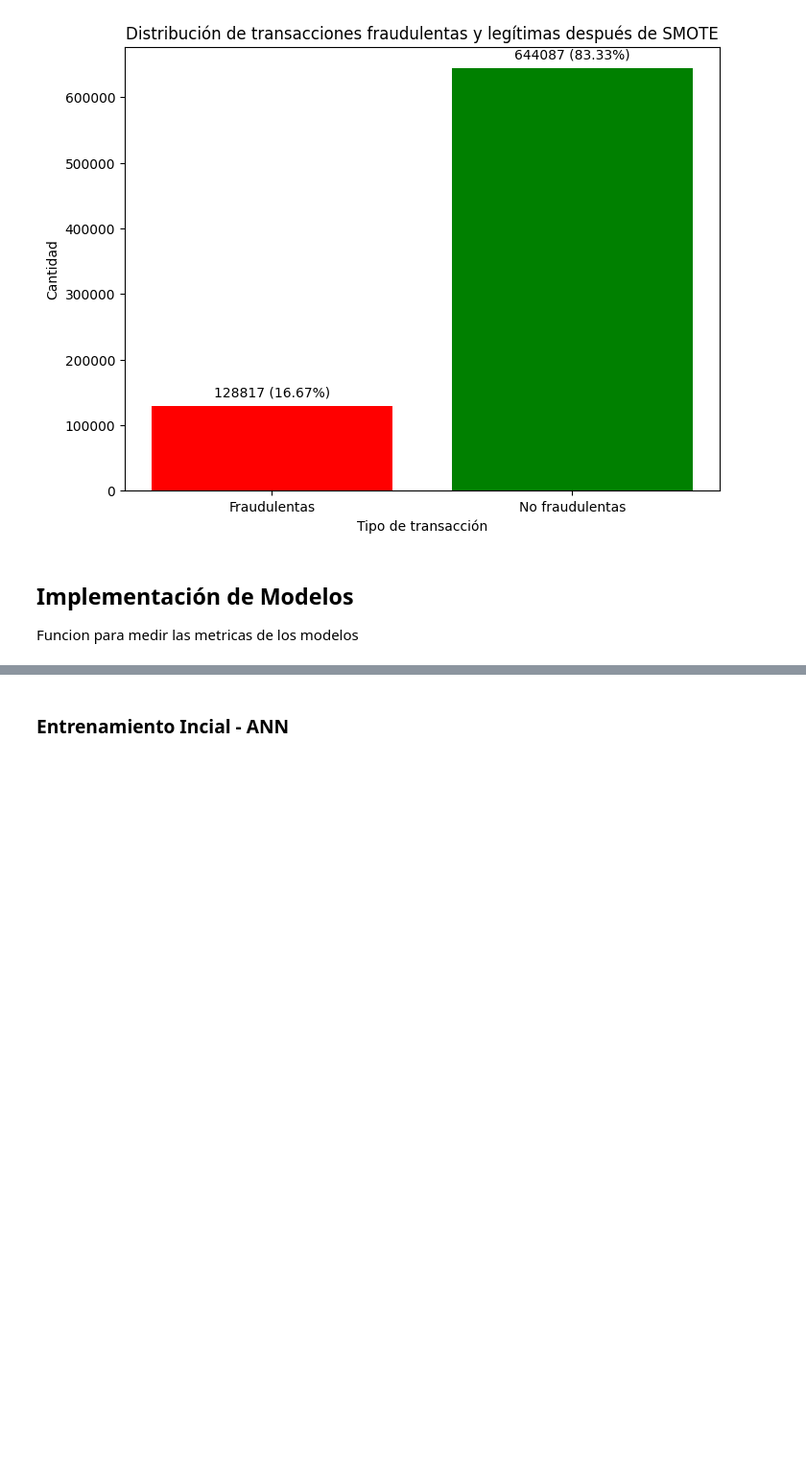
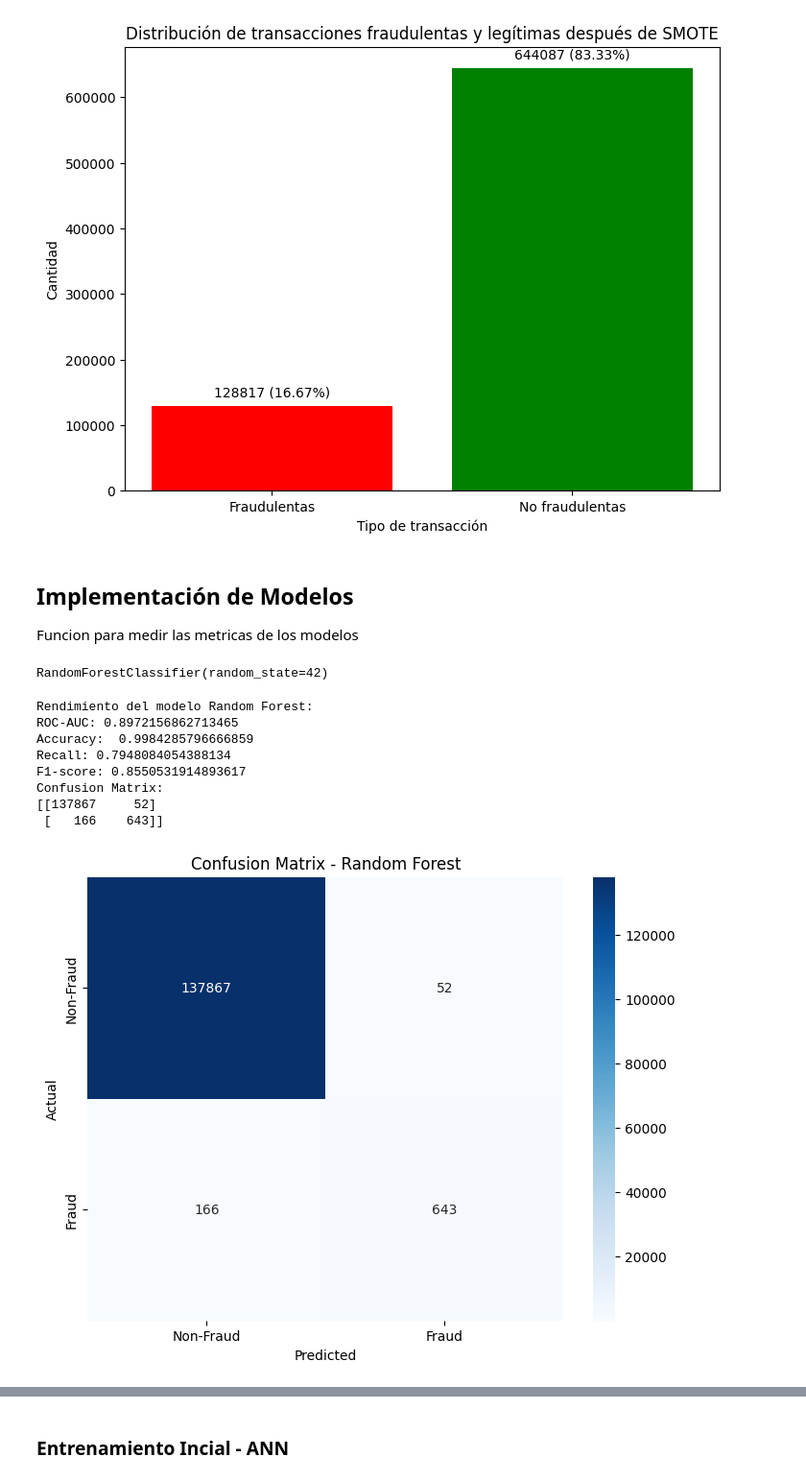
Before and after one commit to javim7/Proyecto2-SDS, a Jupyter notebook: proyecto2.ipynb, the cells around one changed output, grey strips where cells are left out. Shown at 96% size. Drawn from its saved outputs; the diff is of its cells as text; code cells hidden in the pictures; blank space fills up the shorter version.

```diff
--- a/proyecto2.ipynb
+++ b/proyecto2.ipynb
@@ -450,3 +440,23 @@ def model_metrics(model, dtest, y_test, model_name):
     plt.legend(loc="lower left")
     plt.grid(True)
     plt.show()
+# %%
+# Crear el modelo de Random Forest
+rf_model = RandomForestClassifier(n_estimators=100, random_state=42)
+
+# Entrenar el modelo con los datos de entrenamiento balanceados
+rf_model.fit(X_train_resampled, y_train_resampled)
+# %% [output]
+RandomForestClassifier(random_state=42)
+# %%
+model_metrics(rf_model, X_test, y_test, "Random Forest")
+# %% [output]
+Rendimiento del modelo Random Forest:
+ROC-AUC: 0.8972156862713465
+Accuracy:  0.9984285796666859
+Recall: 0.7948084054388134
+F1-score: 0.8550531914893617
+Confusion Matrix:
+[[137867     52]
+ [   166    643]]
+[figure, added]
```
Also changed, not shown: parts of 4 cells of this notebook.
